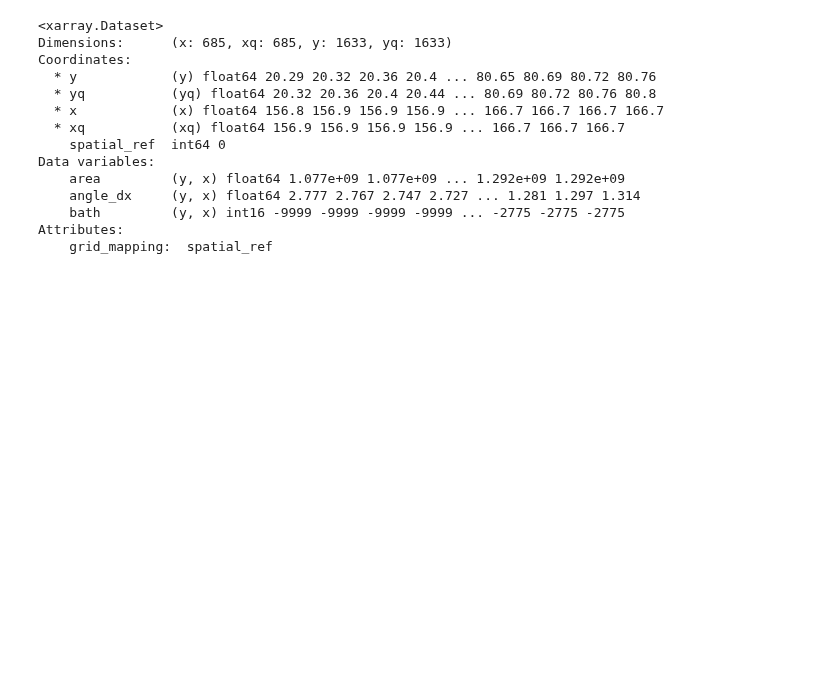
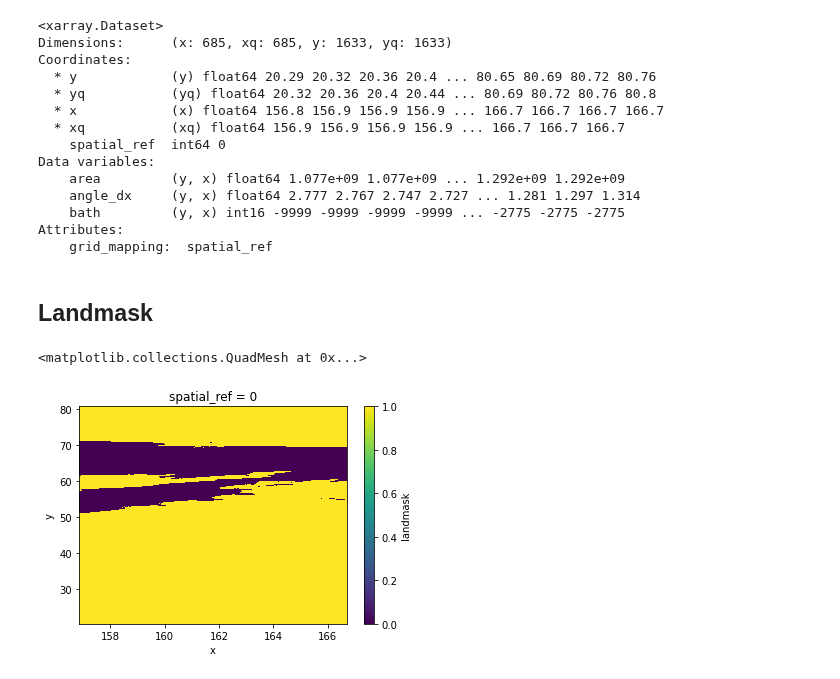
Before and after one commit to jsimkins2/esm_lab, a Jupyter notebook: gridtools/gridfuncs/projected_grids_rioxarray.ipynb, the cells around one changed output. Saved outputs shown, nothing was run; the diff lists cells and outputs as text; code cells hidden in the pictures; blank space fills up the shorter version.

Commit message:
pushing landmask idea

```diff
--- a/gridtools/gridfuncs/projected_grids_rioxarray.ipynb
+++ b/gridtools/gridfuncs/projected_grids_rioxarray.ipynb
@@ -418,3 +418,18 @@ Data variables:
     bath         (y, x) int16 -9999 -9999 -9999 -9999 ... -2775 -2775 -2775
 Attributes:
     grid_mapping:  spatial_ref
+# %% [markdown]
+## Landmask
+# %%
+# convert all bath values above 0 to 0, signaling 0% ocean fraction
+ds['landmask'] = ds['bath'].where(ds.bath.values < 0)
+ds['landmask'] = ds.landmask.fillna(0)
+# %%
+# convert all bath values below -.000000000001 to 1, signaling 100% ocean fraction
+ds['landmask'] = ds.landmask.where(ds.landmask.values > -.0000000000001)
+ds['landmask'] = ds.landmask.fillna(1)
+# %%
+ds.landmask.plot()
+# %% [output]
+<matplotlib.collections.QuadMesh at 0x...>
+[figure, added]
```
Also changed, not shown: parts of 2 cells of this notebook.
